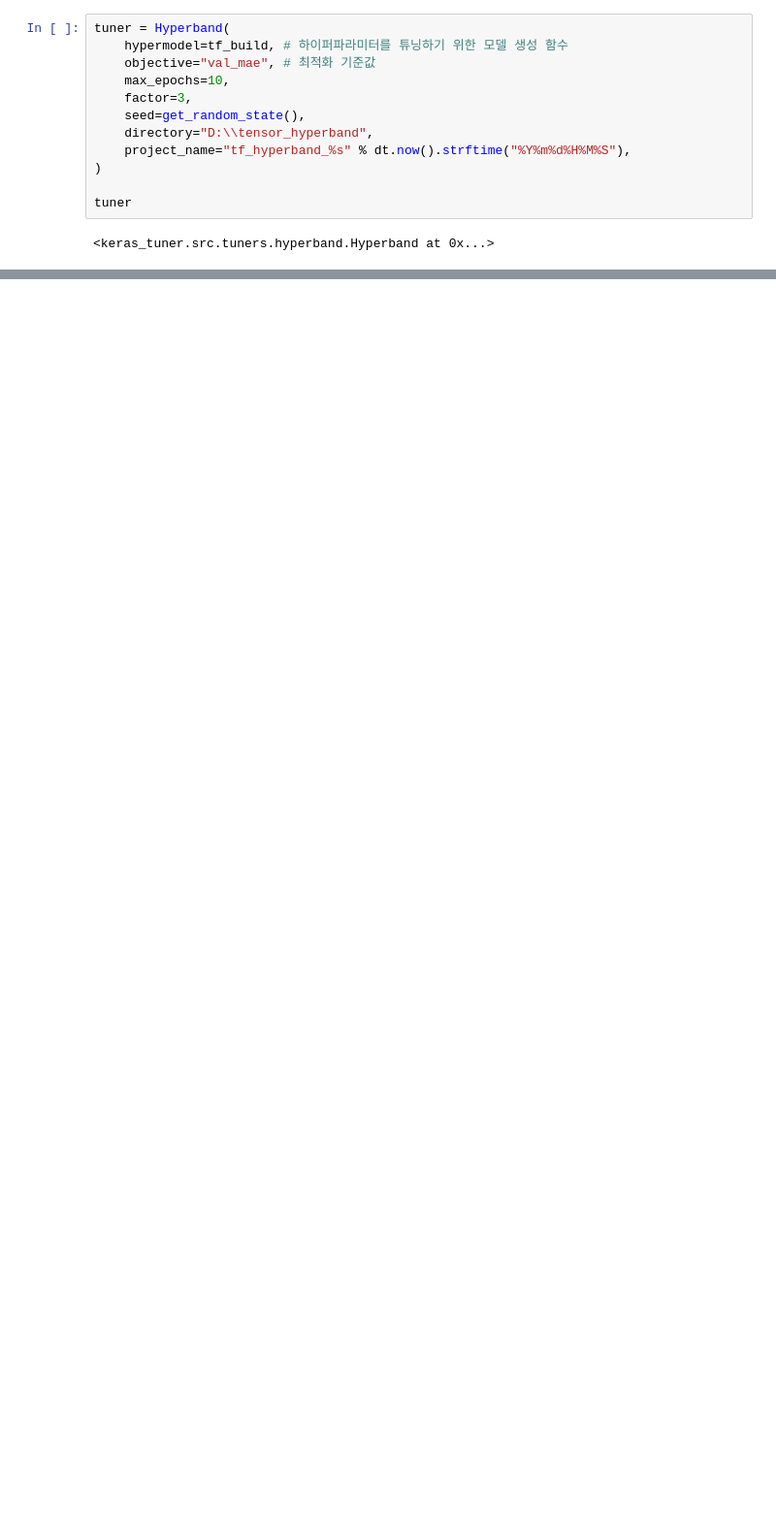
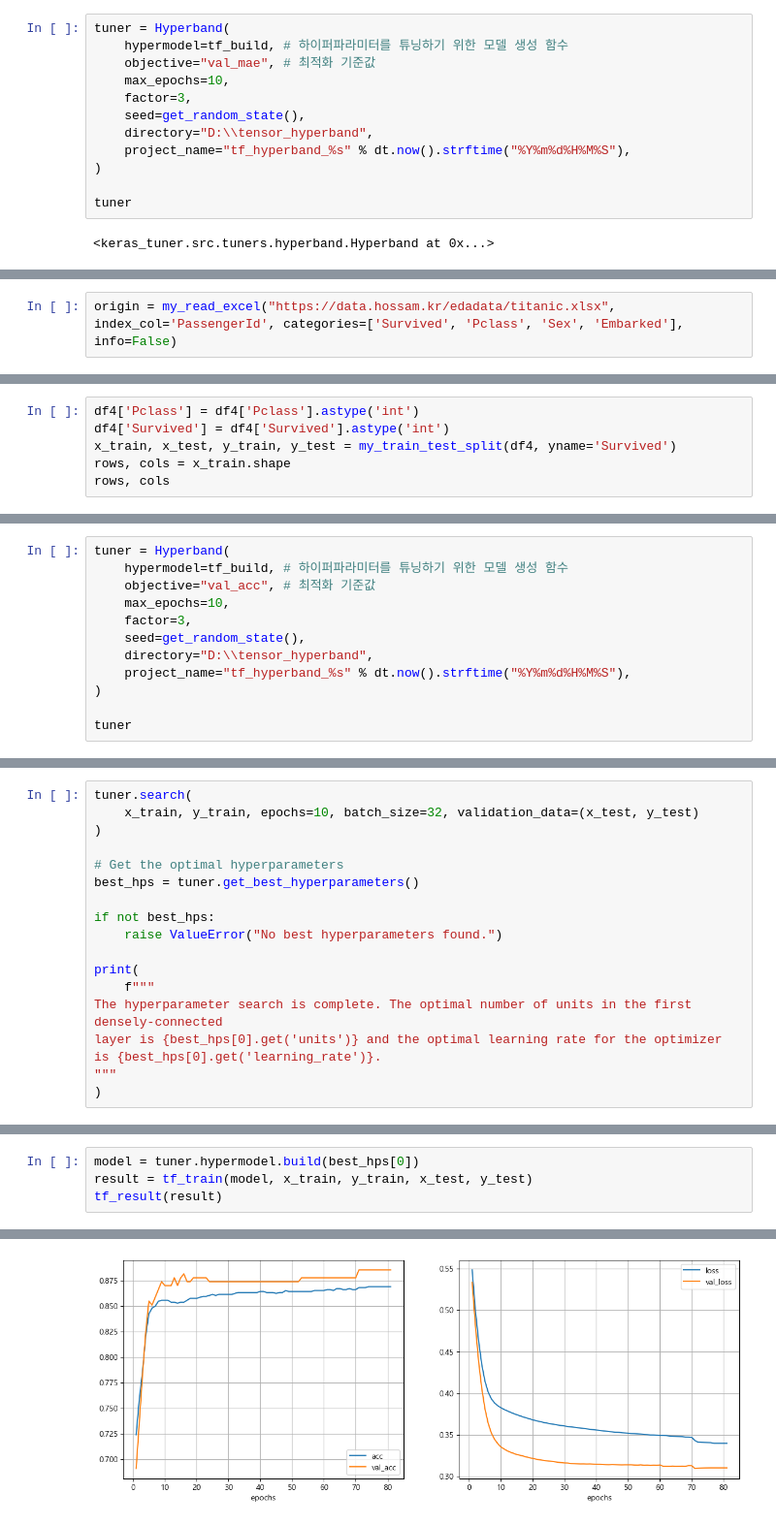
Before and after one commit to hyk2202/megait, a Jupyter notebook: megait/G. 딥러닝/연구과제.ipynb, the cells around one changed output, grey strips where cells are left out. Shown at 97% size. Drawn from its saved outputs; the diff is of its cells as text; blank space fills up the shorter version.

```diff
--- a/megait/G. 딥러닝/연구과제.ipynb
+++ b/megait/G. 딥러닝/연구과제.ipynb
@@ -286,0 +291,2 @@ tf_result(result)
+# %%
+origin = my_read_excel("https://data.hossam.kr/edadata/titanic.xlsx", index_col='PassengerId', categories=['Survived', 'Pclass', 'Sex', 'Embarked'], info=False)
@@ -286,0 +379,6 @@ tf_result(result)
+# %%
+df4['Pclass'] = df4['Pclass'].astype('int')
+df4['Survived'] = df4['Survived'].astype('int')
+x_train, x_test, y_train, y_test = my_train_test_split(df4, yname='Survived')
+rows, cols = x_train.shape
+rows, cols
@@ -286,0 +423,12 @@ tf_result(result)
+# %%
+tuner = Hyperband(
+    hypermodel=tf_build, # 하이퍼파라미터를 튜닝하기 위한 모델 생성 함수
+    objective="val_acc", # 최적화 기준값
+    max_epochs=10,
+    factor=3,
+    seed=get_random_state(),
+    directory="D:\\tensor_hyperband",
+    project_name="tf_hyperband_%s" % dt.now().strftime("%Y%m%d%H%M%S"),
+)
+
+tuner
@@ -286,0 +439,18 @@ tf_result(result)
+# %%
+tuner.search(
+    x_train, y_train, epochs=10, batch_size=32, validation_data=(x_test, y_test)
+)
+
+# Get the optimal hyperparameters
+best_hps = tuner.get_best_hyperparameters()
+
+if not best_hps:
+    raise ValueError("No best hyperparameters found.")
+
+print(
+    f"""
+The hyperparameter search is complete. The optimal number of units in the first densely-connected
+layer is {best_hps[0].get('units')} and the optimal learning rate for the optimizer
+is {best_hps[0].get('learning_rate')}.
+"""
+)
@@ -286,0 +469,5 @@ tf_result(result)
+# %%
+model = tuner.hypermodel.build(best_hps[0])
+result = tf_train(model, x_train, y_train, x_test, y_test)
+tf_result(result)
+# %% [output]
@@ -286,0 +480 @@ tf_result(result)
+[figure, added]
```
Also changed, not shown: parts of 35 cells of this notebook, 1 other file.
